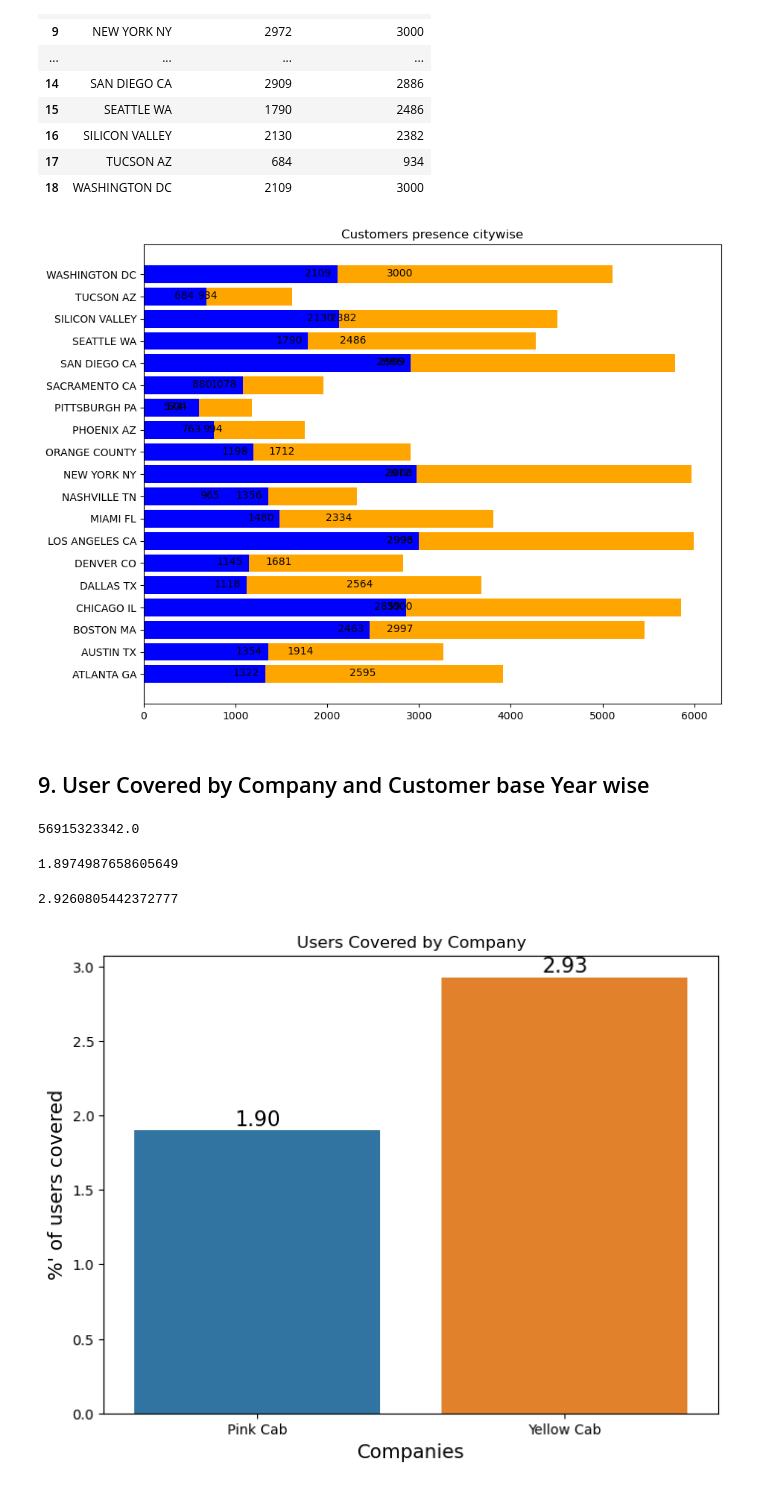
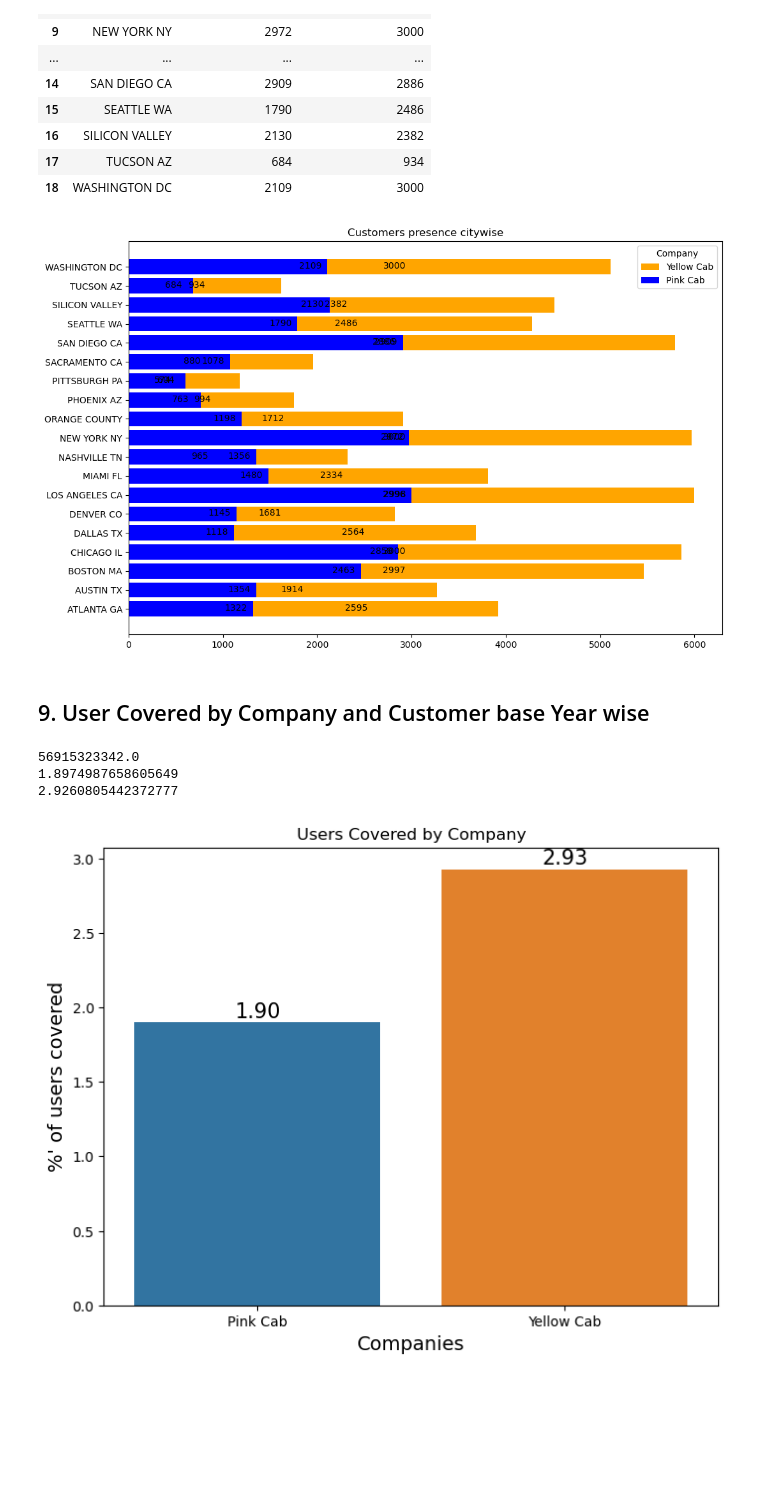
Before and after one commit to Islompulatov/Internship, a Jupyter notebook: week2/dataset/EDA.ipynb, the cells around one changed output. Cells and saved outputs as stored; diff of their text form; code cells hidden in the pictures; blank space fills up the shorter version.

Commit message:
visualization part has done

```diff
--- a/week2/dataset/EDA.ipynb
+++ b/week2/dataset/EDA.ipynb
@@ -561,14 +623,14 @@ yellow_41_60_profit = []
 pink_60_profit = []
 yellow_60_profit = []
 for i in range(len(all_years)):
-   pink_18_25_profit.append(df[(df['Age'].between(18,25)) & (df['Company'] == 'Pink Cab') & (df['Year'] == int(f'{all_years[i]}'))]['Profit'].sum())
-   yellow_18_25_profit.append(df[(df['Age'].between(18,25)) & (df['Company'] == 'Yellow Cab') & (df['Year'] == int(f'{all_years[i]}'))]['Profit'].sum())
-   pink_26_40_profit.append(df[(df['Age'].between(26,40)) & (df['Company'] == 'Pink Cab') & (df['Year'] == int(f'{all_years[i]}'))]['Profit'].sum())
-   yellow_26_40_profit.append(df[(df['Age'].between(26,40)) & (df['Company'] == 'Yellow Cab') & (df['Year'] == int(f'{all_years[i]}'))]['Profit'].sum())
-   pink_41_60_profit.append(df[(df['Age'].between(41,60)) & (df['Company'] == 'Pink Cab') & (df['Year'] == int(f'{all_years[i]}'))]['Profit'].sum())
-   yellow_41_60_profit.append(df[(df['Age'].between(41,60)) & (df['Company'] == 'Yellow Cab') & (df['Year'] == int(f'{all_years[i]}'))]['Profit'].sum())
-   pink_60_profit.append(df[(df['Age'] > 60) & (df['Company'] == 'Pink Cab') & (df['Year'] == int(f'{all_years[i]}'))]['Profit'].sum())
-   yellow_60_profit.append(df[(df['Age'] > 60) & (df['Company'] == 'Yellow Cab') & (df['Year'] == int(f'{all_years[i]}'))]['Profit'].sum())
+   pink_18_25_profit.append(round(df[(df['Age'].between(18,25)) & (df['Company'] == 'Pink Cab') & (df['Year'] == int(f'{all_years[i]}'))]['Profit'].sum(), 0))
+   yellow_18_25_profit.append(round(df[(df['Age'].between(18,25)) & (df['Company'] == 'Yellow Cab') & (df['Year'] == int(f'{all_years[i]}'))]['Profit'].sum(), 0))
+   pink_26_40_profit.append(round(df[(df['Age'].between(26,40)) & (df['Company'] == 'Pink Cab') & (df['Year'] == int(f'{all_years[i]}'))]['Profit'].sum(), 0))
+   yellow_26_40_profit.append(round(df[(df['Age'].between(26,40)) & (df['Company'] == 'Yellow Cab') & (df['Year'] == int(f'{all_years[i]}'))]['Profit'].sum(), 0))
+   pink_41_60_profit.append(round(df[(df['Age'].between(41,60)) & (df['Company'] == 'Pink Cab') & (df['Year'] == int(f'{all_years[i]}'))]['Profit'].sum(), 0))
+   yellow_41_60_profit.append(round(df[(df['Age'].between(41,60)) & (df['Company'] == 'Yellow Cab') & (df['Year'] == int(f'{all_years[i]}'))]['Profit'].sum(), 0))
+   pink_60_profit.append(round(df[(df['Age'] > 60) & (df['Company'] == 'Pink Cab') & (df['Year'] == int(f'{all_years[i]}'))]['Profit'].sum(), 0))
+   yellow_60_profit.append(round(df[(df['Age'] > 60) & (df['Company'] == 'Yellow Cab') & (df['Year'] == int(f'{all_years[i]}'))]['Profit'].sum(), 0))
 print(pink_18_25_profit)
 print(yellow_18_25_profit)
 print(pink_26_40_profit)
@@ -627,7 +725,7 @@ all_customers_by_year
 # %% [output]
 [758222508, 864998466, 862525756]
 # %%
-# % of cutomers of each company in different ages by given years
+# % of customers of each company in different ages by given years
 
 pink_18_25_rel = []
 yellow_18_25_rel = []
@@ -643,7 +741,7 @@ for i in range(len(all_customers_by_year)):
     pink_26_40_rel.append(round((pink_26_40_customers[i]/all_customers_by_year[i])*100, 2))
     yellow_26_40_rel.append(round((yellow_26_40_customers[i]/all_customers_by_year[i])*100, 2))
     pink_41_60_rel.append(round((pink_41_60_customers[i]/all_customers_by_year[i])*100, 2))
-    yellow_41_60_rel.append(round((yellow_41_60_customers[i]/all_customers_by_year[i])*100, 2))
+    yellow_41_60_rel.append(round((yellow_41_60_customers[i]/all_customers_by_year[i])*100, 3))
     pink_60_rel.append(round((pink_60_customers[i]/all_customers_by_year[i])*100, 2))
     yellow_60_rel.append(round((yellow_60_customers[i]/all_customers_by_year[i])*100, 2))
 
@@ -975,50 +1103,50 @@ df2
 # %%
 
 ind = cities
 
 # plot the bars
-fig, ax = plt.subplots(figsize =(10, 8))
-ax.barh(ind, yellow_users_by_city, left = pink_users_by_city, color = 'orange')
-ax.barh(ind, pink_users_by_city, color = 'b')
+fig, ax = plt.subplots(figsize =(12, 8))
+ax.barh(ind, yellow_users_by_city, left = pink_users_by_city, color = 'orange', label = 'Yellow Cab')
+ax.barh(ind, pink_users_by_city, color = 'b', label = 'Pink Cab')
 
 for i in ax.patches:
-    ax.text(i.get_width()-350, i.get_y()+0.3,
+    ax.text(i.get_width()-300, i.get_y()+0.3,
              str(round((i.get_width()), 2)),
              fontsize = 10)
 ax.set_title("Customers presence citywise")
+plt.legend(loc = 'upper left', bbox_to_anchor=(0.85,1), ncol=1, title = 'Company')
+plt.savefig('presence_citywise.png')
 plt.show()
 # %% [output]
-[figure, old version]
+[figure, new version]
 # %% [markdown]
 ## 9. User Covered by Company and Customer base Year wise
-# %%
-# total numbers of users
-
-total_users = df['Users'].sum()
-total_users
-# %% [output]
-56915323342.0
 # %%
+# total numbers of users
+
+total_users = df['Users'].sum()
+print(total_users)
+
 # percentage of users that covered by Pink Cab company
 
 covered_by_pink = (df[(df['Profit'] < 0) & (df['Company'] == 'Pink Cab')])['Users'].sum()
 percentage_cov_by_pink = (covered_by_pink/total_users)*100
-percentage_cov_by_pink
+print(percentage_cov_by_pink)
+
+# percentage of users that covered by Yellow Cab company
+
+covered_by_yellow = (df[(df['Profit'] < 0) & (df['Company'] == 'Yellow Cab')])['Users'].sum()
+percentage_cov_by_yellow = (covered_by_yellow/total_users)*100
+print(percentage_cov_by_yellow)
+
+
+# Yellow cab has reach of around
+# 2.4% cab users while Pink cab
+# has 1.897% reach.
 # %% [output]
+56915323342.0
 1.8974987658605649
+2.9260805442372777
-# %%
-# percentage of users that covered by Yellow Cab company
-
-covered_by_yellow = (df[(df['Profit'] < 0) & (df['Company'] == 'Yellow Cab')])['Users'].sum()
-percentage_cov_by_yellow = (covered_by_yellow/total_users)*100
-percentage_cov_by_yellow
-
-
-# Yellow cab has reach of around
-# 2.4% cab users while Pink cab
-# has 1.897% reach.
-# %% [output]
-2.9260805442372777
 # %%
 # Graph shows percentage of users covered by company
 
```
Also changed, not shown: parts of 27 cells of this notebook, 14 other files.
